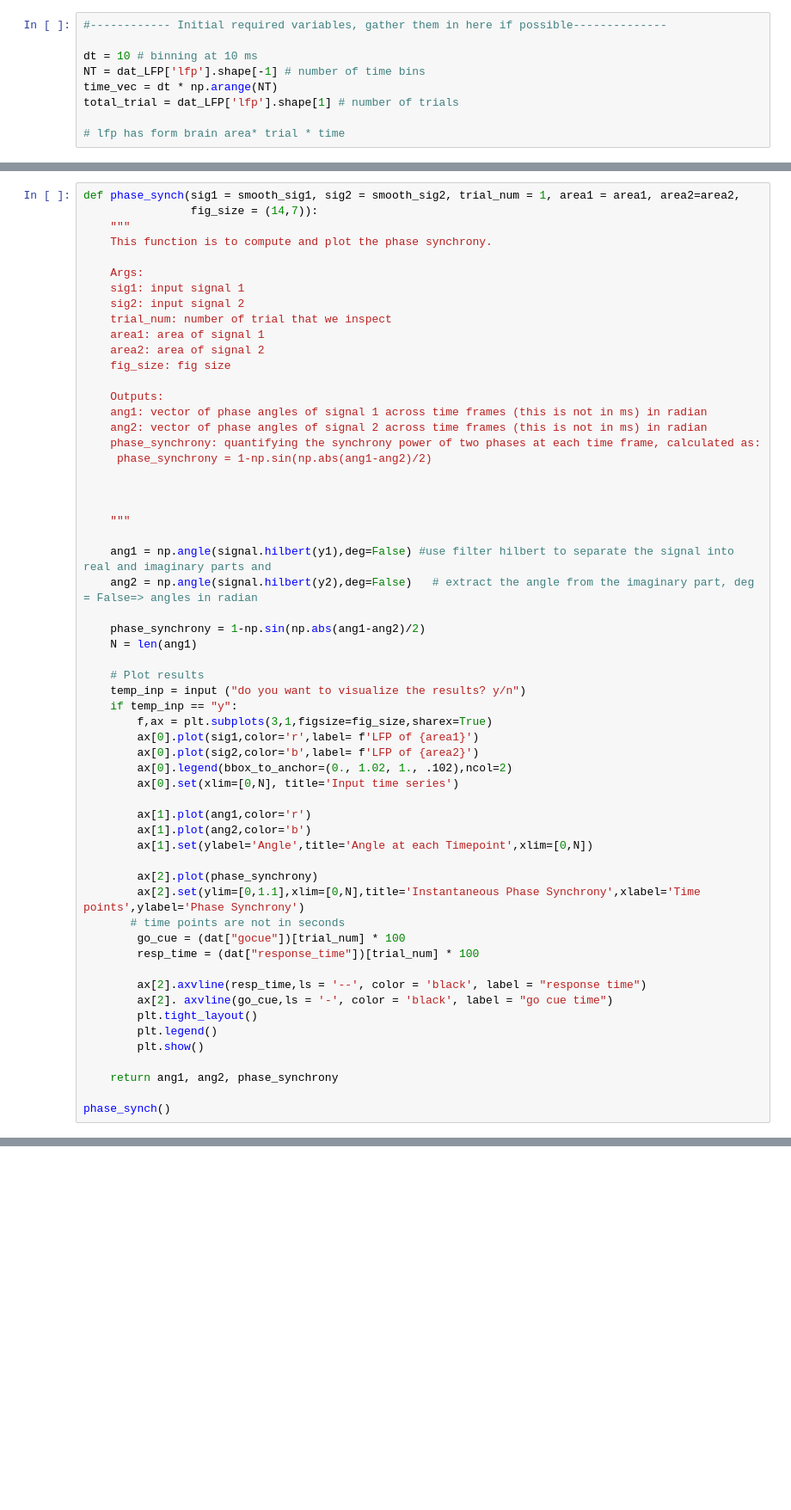
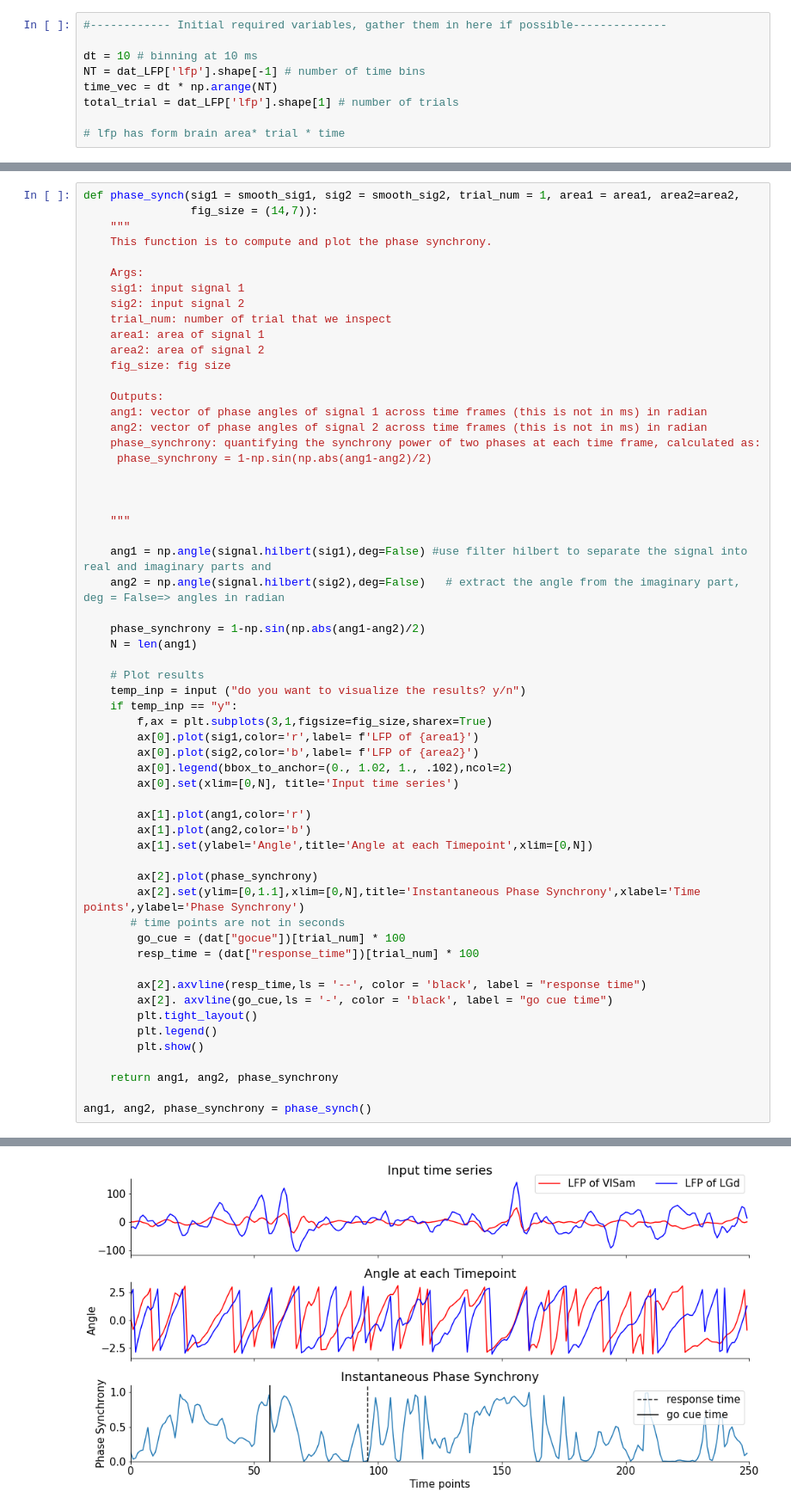
Before and after one commit to Neurocoders/AttentionProject, a Jupyter notebook: load_steinmetz_data_V2.ipynb, the cells around one changed output, grey strips where cells are left out. Shown at 86% size. Drawn from its saved outputs; the diff is of its cells as text; blank space fills up the shorter version.

```diff
--- a/load_steinmetz_data_V2.ipynb
+++ b/load_steinmetz_data_V2.ipynb
@@ -492,8 +573,8 @@ def phase_synch(sig1 = smooth_sig1, sig2 = smooth_sig2, trial_num = 1, area1 = a
 
     """
 
-    ang1 = np.angle(signal.hilbert(y1),deg=False) #use filter hilbert to separate the signal into real and imaginary parts and
-    ang2 = np.angle(signal.hilbert(y2),deg=False)   # extract the angle from the imaginary part, deg = False=> angles in radian
+    ang1 = np.angle(signal.hilbert(sig1),deg=False) #use filter hilbert to separate the signal into real and imaginary parts and
+    ang2 = np.angle(signal.hilbert(sig2),deg=False)   # extract the angle from the imaginary part, deg = False=> angles in radian
 
     phase_synchrony = 1-np.sin(np.abs(ang1-ang2)/2)
     N = len(ang1)
@@ -525,4 +606,5 @@ def phase_synch(sig1 = smooth_sig1, sig2 = smooth_sig2, trial_num = 1, area1 = a
 
     return ang1, ang2, phase_synchrony
 
-phase_synch()
+ang1, ang2, phase_synchrony = phase_synch()
+# %% [output]
@@ -529 +612,2 @@ phase_synch()
+[figure, added]
 # %%
```
Also changed, not shown: parts of 7 cells of this notebook.
